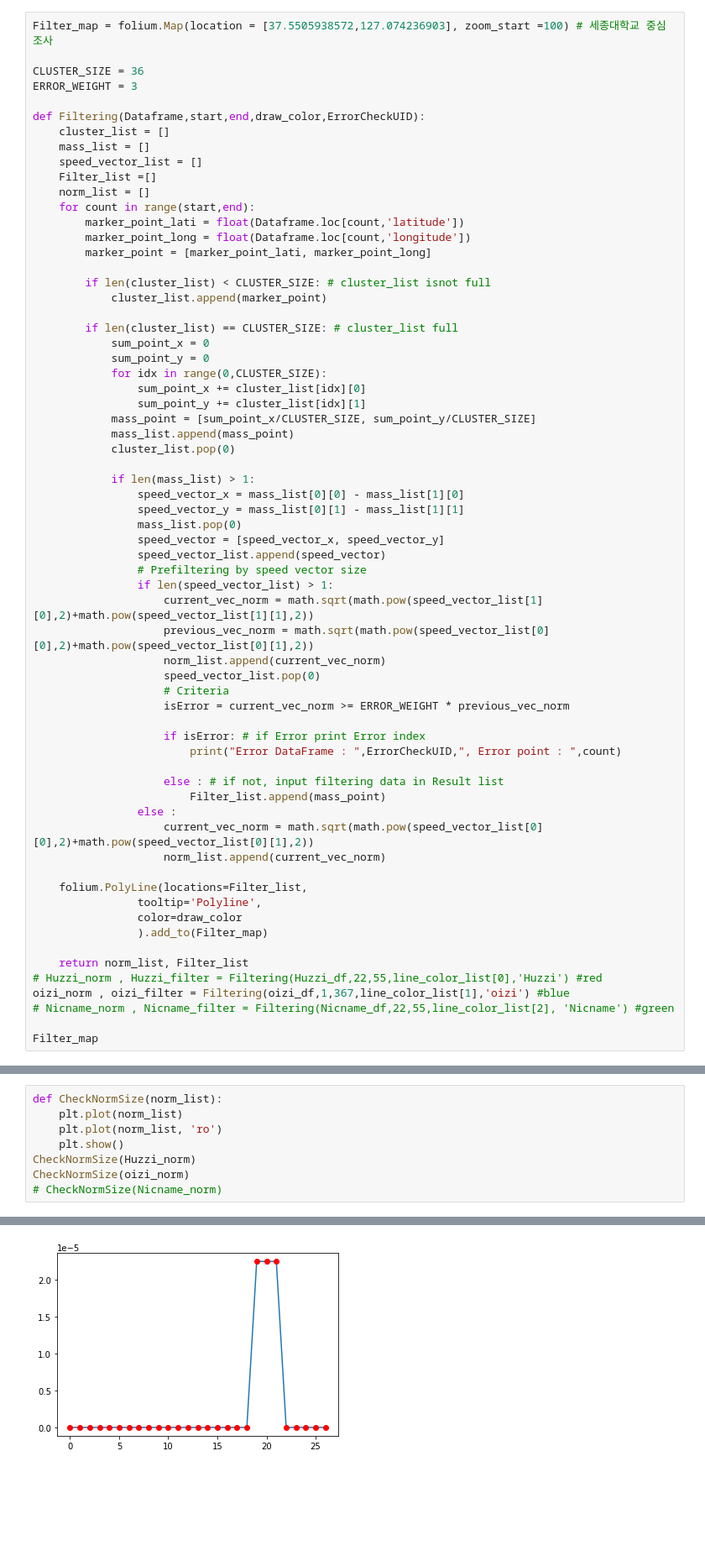
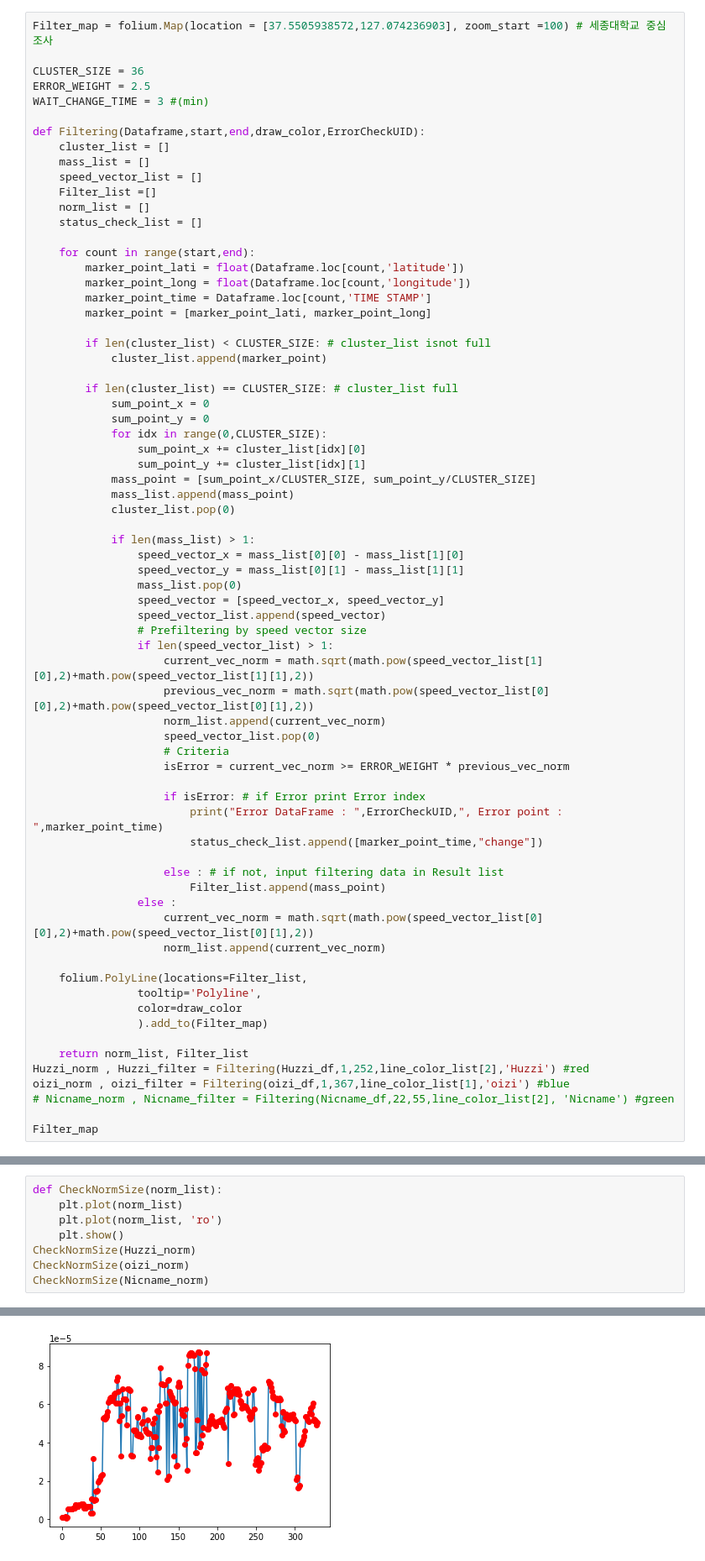
Before and after one commit to KyongHwan-Kim/Gps_filter_algorithm, a Jupyter notebook: GPS_Algorithm_0218.ipynb, the cells around one changed output, grey strips where cells are left out. Shown at 84% size. Drawn from its saved outputs; the diff is of its cells as text; blank space fills up the shorter version.

```diff
--- a/GPS_Algorithm_0218.ipynb
+++ b/GPS_Algorithm_0218.ipynb
@@ -116,7 +102,8 @@ Raw_map
 Filter_map = folium.Map(location = [37.5505938572,127.074236903], zoom_start =100) # 세종대학교 중심 조사
 
 CLUSTER_SIZE = 36
-ERROR_WEIGHT = 3
+ERROR_WEIGHT = 2.5
+WAIT_CHANGE_TIME = 3 #(min)
 
 def Filtering(Dataframe,start,end,draw_color,ErrorCheckUID):
     cluster_list = []
@@ -124,9 +111,12 @@ def Filtering(Dataframe,start,end,draw_color,ErrorCheckUID):
     speed_vector_list = []
     Filter_list =[]
     norm_list = []
+    status_check_list = []
+
     for count in range(start,end):
         marker_point_lati = float(Dataframe.loc[count,'latitude'])
         marker_point_long = float(Dataframe.loc[count,'longitude'])
+        marker_point_time = Dataframe.loc[count,'TIME STAMP']
         marker_point = [marker_point_lati, marker_point_long]
 
         if len(cluster_list) < CLUSTER_SIZE: # cluster_list isnot full
@@ -158,7 +148,8 @@ def Filtering(Dataframe,start,end,draw_color,ErrorCheckUID):
                     isError = current_vec_norm >= ERROR_WEIGHT * previous_vec_norm
 
                     if isError: # if Error print Error index
-                        print("Error DataFrame : ",ErrorCheckUID,", Error point : ",count)
+                        print("Error DataFrame : ",ErrorCheckUID,", Error point : ",marker_point_time)
+                        status_check_list.append([marker_point_time,"change"])
 
                     else : # if not, input filtering data in Result list
                         Filter_list.append(mass_point)
@@ -172,7 +163,7 @@ def Filtering(Dataframe,start,end,draw_color,ErrorCheckUID):
                 ).add_to(Filter_map)
 
     return norm_list, Filter_list
-# Huzzi_norm , Huzzi_filter = Filtering(Huzzi_df,22,55,line_color_list[0],'Huzzi') #red
+Huzzi_norm , Huzzi_filter = Filtering(Huzzi_df,1,252,line_color_list[2],'Huzzi') #red
 oizi_norm , oizi_filter = Filtering(oizi_df,1,367,line_color_list[1],'oizi') #blue
 # Nicname_norm , Nicname_filter = Filtering(Nicname_df,22,55,line_color_list[2], 'Nicname') #green
 
@@ -203,5 +209,5 @@ def CheckNormSize(norm_list):
     plt.show()
 CheckNormSize(Huzzi_norm)
 CheckNormSize(oizi_norm)
-# CheckNormSize(Nicname_norm)
+CheckNormSize(Nicname_norm)
 # %% [output]
@@ -209 +215 @@ CheckNormSize(oizi_norm)
-[figure, old version]
+[figure, new version]
```
Also changed, not shown: parts of 5 cells of this notebook, 1 other file.
